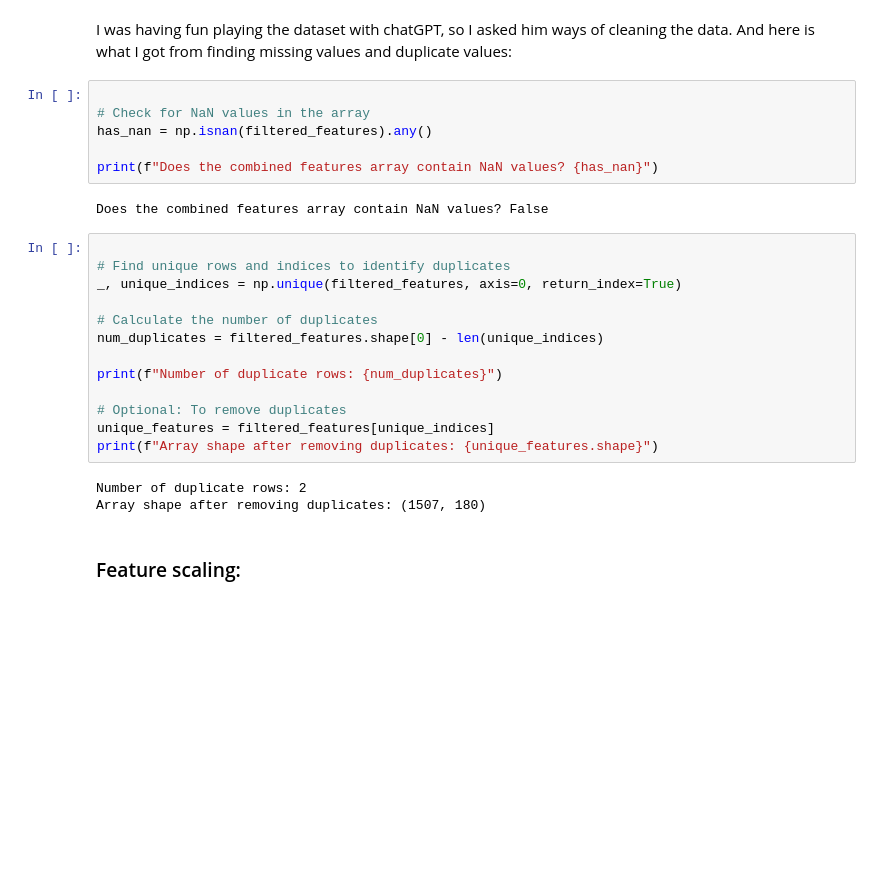
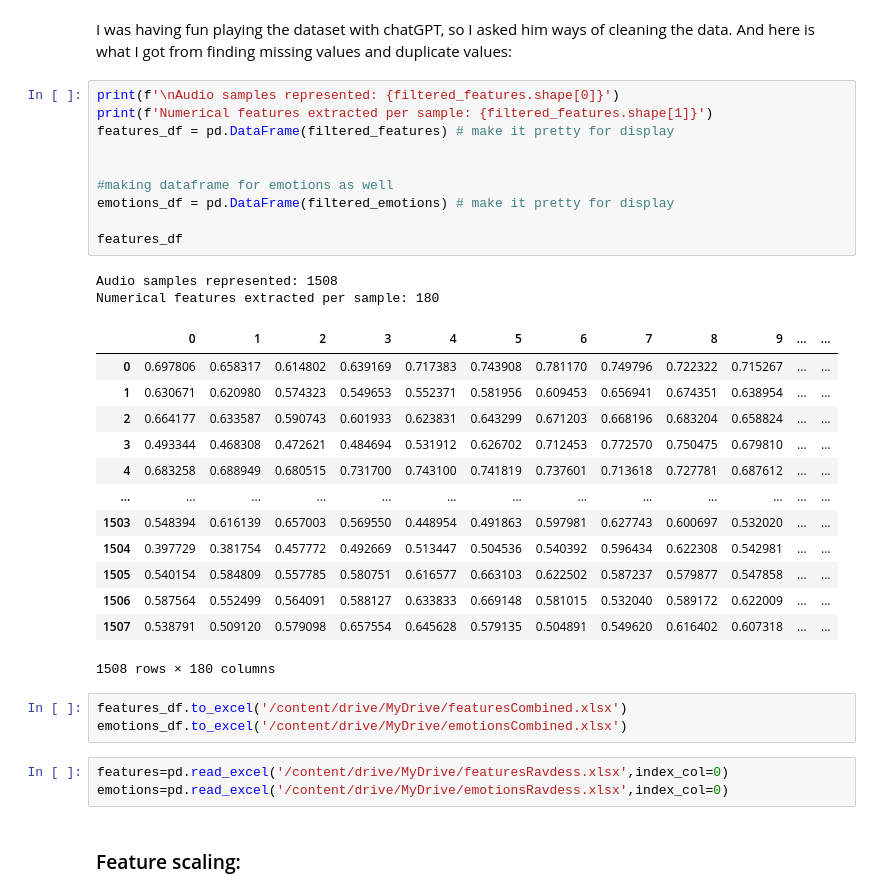
Before and after one commit to entresing/Week-2_Data_Preprocessing, a Jupyter notebook: IAT481_A2.ipynb, the cells around one changed output. Saved outputs shown, nothing was run; the diff lists cells and outputs as text; blank space fills up the shorter version.

```diff
--- a/IAT481_A2.ipynb
+++ b/IAT481_A2.ipynb
@@ -444,30 +477,38 @@ plt.show()
 In the combined emotion's dataset, Angry samples are slightly above other samples. Neutral, on the other hand, is below the average samples. Possible impact would be the accuracy of the model using this dataset, because each samples is not even out. Especially, the 'angry' and 'neutral'.
 # %% [markdown]
 I was having fun playing the dataset with chatGPT, so I asked him ways of cleaning the data. And here is what I got from finding missing values and duplicate values:
-# %%
-
-# Check for NaN values in the array
-has_nan = np.isnan(filtered_features).any()
-
-print(f"Does the combined features array contain NaN values? {has_nan}")
-# %% [output]
-Does the combined features array contain NaN values? False
-# %%
-
-# Find unique rows and indices to identify duplicates
-_, unique_indices = np.unique(filtered_features, axis=0, return_index=True)
-
-# Calculate the number of duplicates
-num_duplicates = filtered_features.shape[0] - len(unique_indices)
-
-print(f"Number of duplicate rows: {num_duplicates}")
-
-# Optional: To remove duplicates
-unique_features = filtered_features[unique_indices]
-print(f"Array shape after removing duplicates: {unique_features.shape}")
-# %% [output]
-Number of duplicate rows: 2
-Array shape after removing duplicates: (1507, 180)
+# %%
+print(f'\nAudio samples represented: {filtered_features.shape[0]}')
+print(f'Numerical features extracted per sample: {filtered_features.shape[1]}')
+features_df = pd.DataFrame(filtered_features) # make it pretty for display
+
+
+#making dataframe for emotions as well
+emotions_df = pd.DataFrame(filtered_emotions) # make it pretty for display
+
+features_df
+# %% [output]
+Audio samples represented: 1508
+Numerical features extracted per sample: 180
+|  | 0 | 1 | 2 | 3 | 4 | 5 | 6 | 7 | 8 | 9 | ... | ... |
+| 0 | 0.697806 | 0.658317 | 0.614802 | 0.639169 | 0.717383 | 0.743908 | 0.781170 | 0.749796 | 0.722322 | 0.715267 | ... | ... |
+| 1 | 0.630671 | 0.620980 | 0.574323 | 0.549653 | 0.552371 | 0.581956 | 0.609453 | 0.656941 | 0.674351 | 0.638954 | ... | ... |
+| 2 | 0.664177 | 0.633587 | 0.590743 | 0.601933 | 0.623831 | 0.643299 | 0.671203 | 0.668196 | 0.683204 | 0.658824 | ... | ... |
+| 3 | 0.493344 | 0.468308 | 0.472621 | 0.484694 | 0.531912 | 0.626702 | 0.712453 | 0.772570 | 0.750475 | 0.679810 | ... | ... |
+| 4 | 0.683258 | 0.688949 | 0.680515 | 0.731700 | 0.743100 | 0.741819 | 0.737601 | 0.713618 | 0.727781 | 0.687612 | ... | ... |
+| ... | ... | ... | ... | ... | ... | ... | ... | ... | ... | ... | ... | ... |
+| 1503 | 0.548394 | 0.616139 | 0.657003 | 0.569550 | 0.448954 | 0.491863 | 0.597981 | 0.627743 | 0.600697 | 0.532020 | ... | ... |
+| 1504 | 0.397729 | 0.381754 | 0.457772 | 0.492669 | 0.513447 | 0.504536 | 0.540392 | 0.596434 | 0.622308 | 0.542981 | ... | ... |
+| 1505 | 0.540154 | 0.584809 | 0.557785 | 0.580751 | 0.616577 | 0.663103 | 0.622502 | 0.587237 | 0.579877 | 0.547858 | ... | ... |
+| 1506 | 0.587564 | 0.552499 | 0.564091 | 0.588127 | 0.633833 | 0.669148 | 0.581015 | 0.532040 | 0.589172 | 0.622009 | ... | ... |
+| 1507 | 0.538791 | 0.509120 | 0.579098 | 0.657554 | 0.645628 | 0.579135 | 0.504891 | 0.549620 | 0.616402 | 0.607318 | ... | ... |
+1508 rows × 180 columns
+# %%
+features_df.to_excel('/content/drive/MyDrive/featuresCombined.xlsx')
+emotions_df.to_excel('/content/drive/MyDrive/emotionsCombined.xlsx')
+# %%
+features=pd.read_excel('/content/drive/MyDrive/featuresRavdess.xlsx',index_col=0)
+emotions=pd.read_excel('/content/drive/MyDrive/emotionsRavdess.xlsx',index_col=0)
 # %% [markdown]
 ### Feature scaling:
 # %%
```
Also changed, not shown: parts of 16 cells of this notebook.
